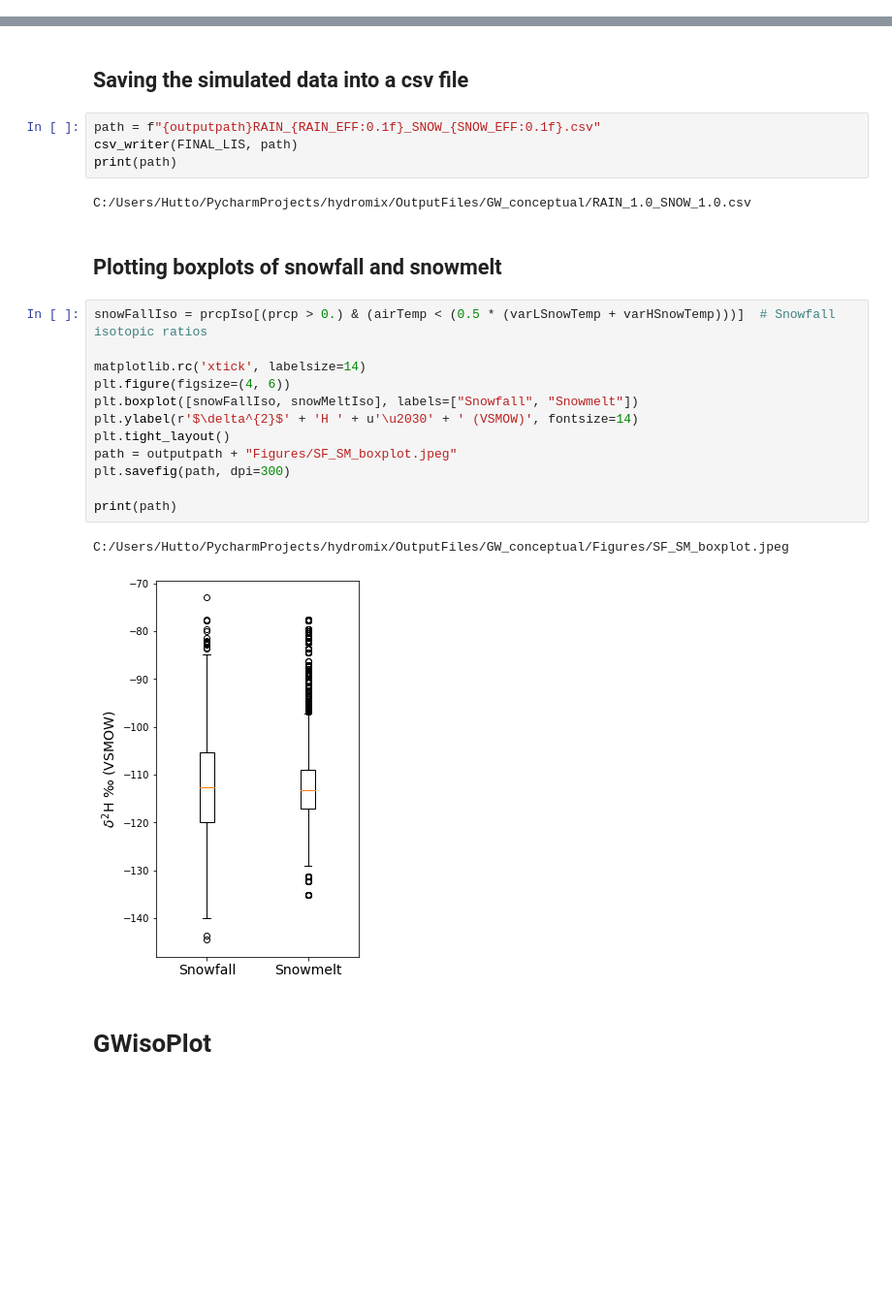
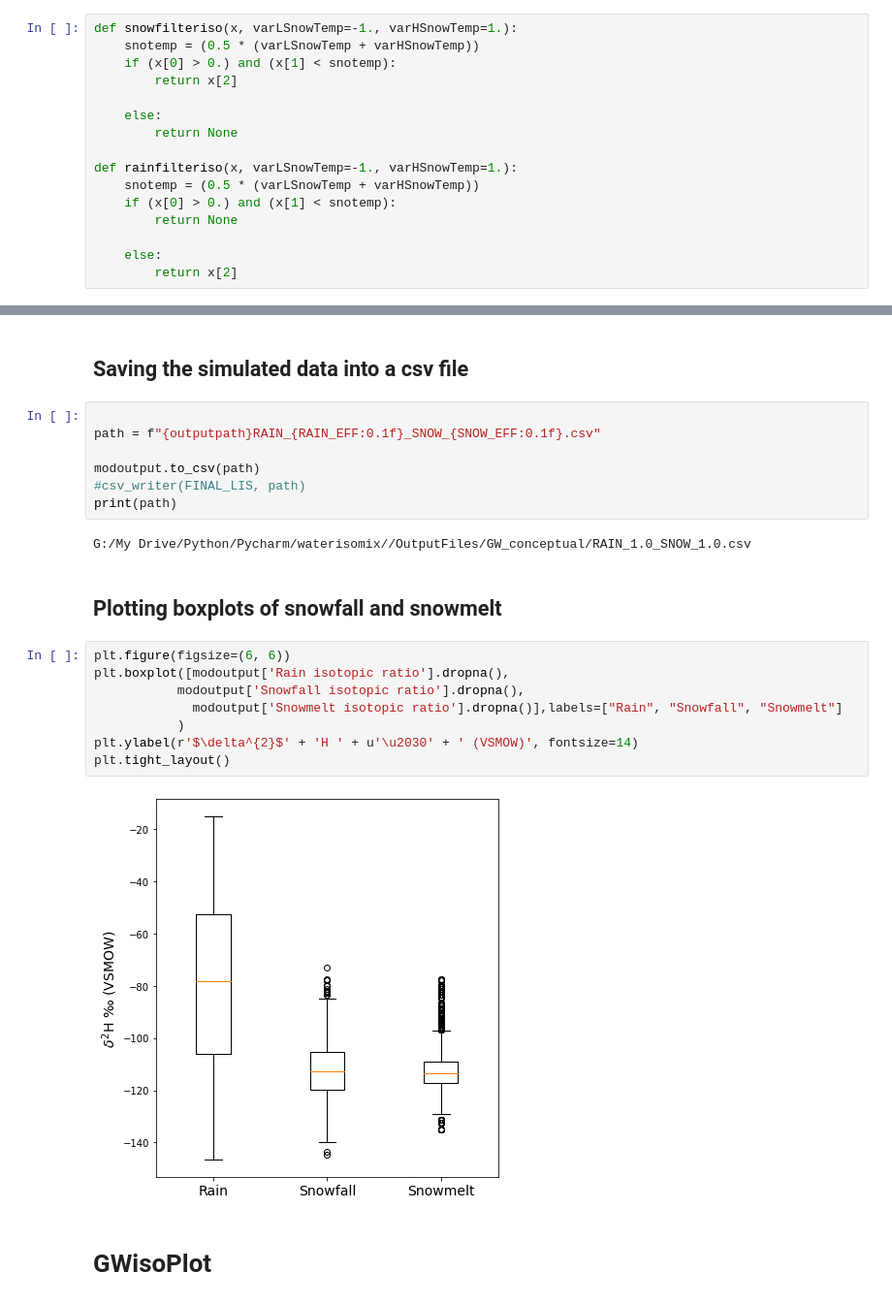
Before and after one commit to inkenbrandt/waterisomix, a Jupyter notebook: notebooks/Beria Synthetic Case Study.ipynb, the cells around one changed output, grey strips where cells are left out. Shown at 97% size. Cells and saved outputs as stored; diff of their text form; blank space fills up the shorter version.

```diff
--- a/notebooks/Beria Synthetic Case Study.ipynb
+++ b/notebooks/Beria Synthetic Case Study.ipynb
@@ -152,0 +32,16 @@ for index in range(len(dayNumb)):
+# %%
+def snowfilteriso(x, varLSnowTemp=-1., varHSnowTemp=1.):
+    snotemp = (0.5 * (varLSnowTemp + varHSnowTemp))
+    if (x[0] > 0.) and (x[1] < snotemp):
+        return x[2]
+
+    else:
+        return None
+
+def rainfilteriso(x, varLSnowTemp=-1., varHSnowTemp=1.):
+    snotemp = (0.5 * (varLSnowTemp + varHSnowTemp))
+    if (x[0] > 0.) and (x[1] < snotemp):
+        return None
+
+    else:
+        return x[2]
@@ -153,28 +207,26 @@ for index in range(len(dayNumb)):
 # %% [markdown]
 ## Saving the simulated data into a csv file
 # %%
+
 path = f"{outputpath}RAIN_{RAIN_EFF:0.1f}_SNOW_{SNOW_EFF:0.1f}.csv"
-csv_writer(FINAL_LIS, path)
+
+modoutput.to_csv(path)
+#csv_writer(FINAL_LIS, path)
 print(path)
 # %% [output]
-C:/Users/Hutto/PycharmProjects/hydromix/OutputFiles/GW_conceptual/RAIN_1.0_SNOW_1.0.csv
+G:/My Drive/Python/Pycharm/waterisomix//OutputFiles/GW_conceptual/RAIN_1.0_SNOW_1.0.csv
 # %% [markdown]
 ## Plotting boxplots of snowfall and snowmelt
 # %%
-snowFallIso = prcpIso[(prcp > 0.) & (airTemp < (0.5 * (varLSnowTemp + varHSnowTemp)))]  # Snowfall isotopic ratios
-
-matplotlib.rc('xtick', labelsize=14)
-plt.figure(figsize=(4, 6))
-plt.boxplot([snowFallIso, snowMeltIso], labels=["Snowfall", "Snowmelt"])
+plt.figure(figsize=(6, 6))
+plt.boxplot([modoutput['Rain isotopic ratio'].dropna(),
+           modoutput['Snowfall isotopic ratio'].dropna(),
+             modoutput['Snowmelt isotopic ratio'].dropna()],labels=["Rain", "Snowfall", "Snowmelt"]
+           )
 plt.ylabel(r'$\delta^{2}$' + 'H ' + u'\u2030' + ' (VSMOW)', fontsize=14)
 plt.tight_layout()
-path = outputpath + "Figures/SF_SM_boxplot.jpeg"
-plt.savefig(path, dpi=300)
-
-print(path)
 # %% [output]
-C:/Users/Hutto/PycharmProjects/hydromix/OutputFiles/GW_conceptual/Figures/SF_SM_boxplot.jpeg
-[figure, old version]
+[figure, new version]
 # %% [markdown]
 # GWisoPlot
 # %%
```
Also changed, not shown: parts of 15 cells of this notebook, 12 other files.
